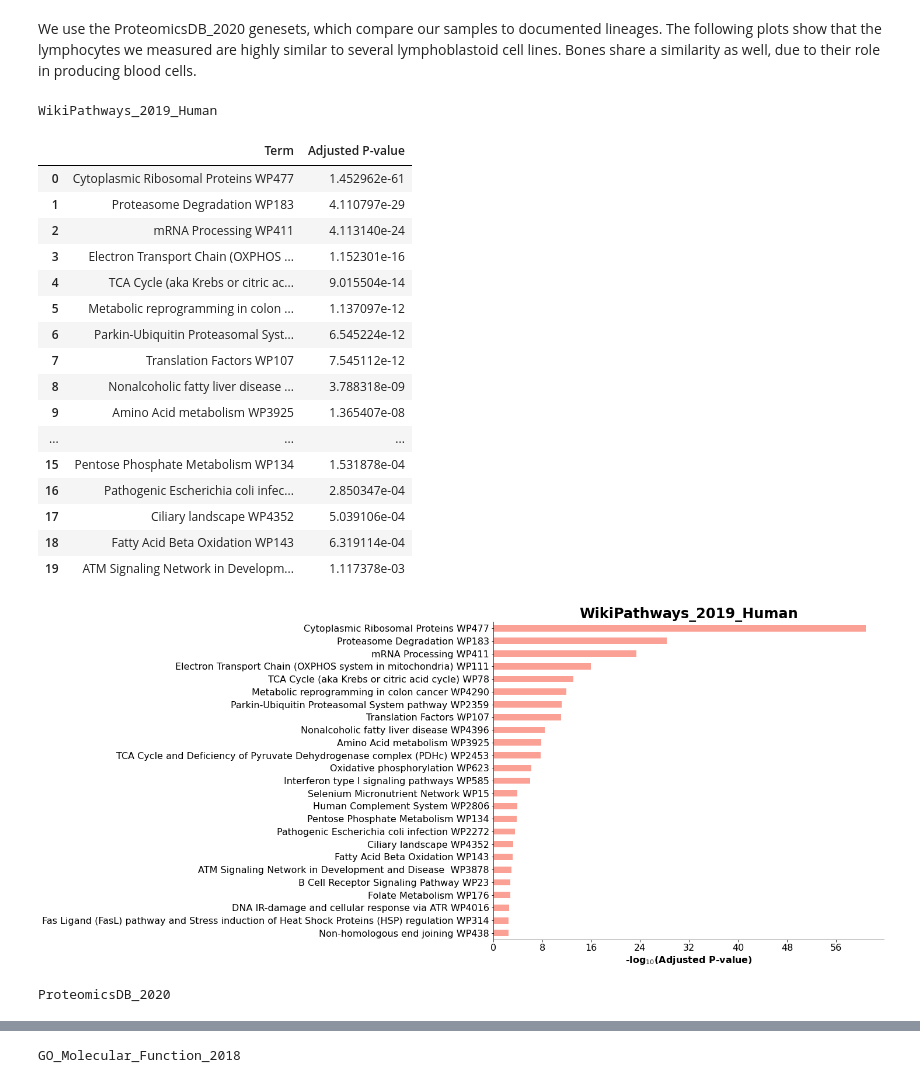
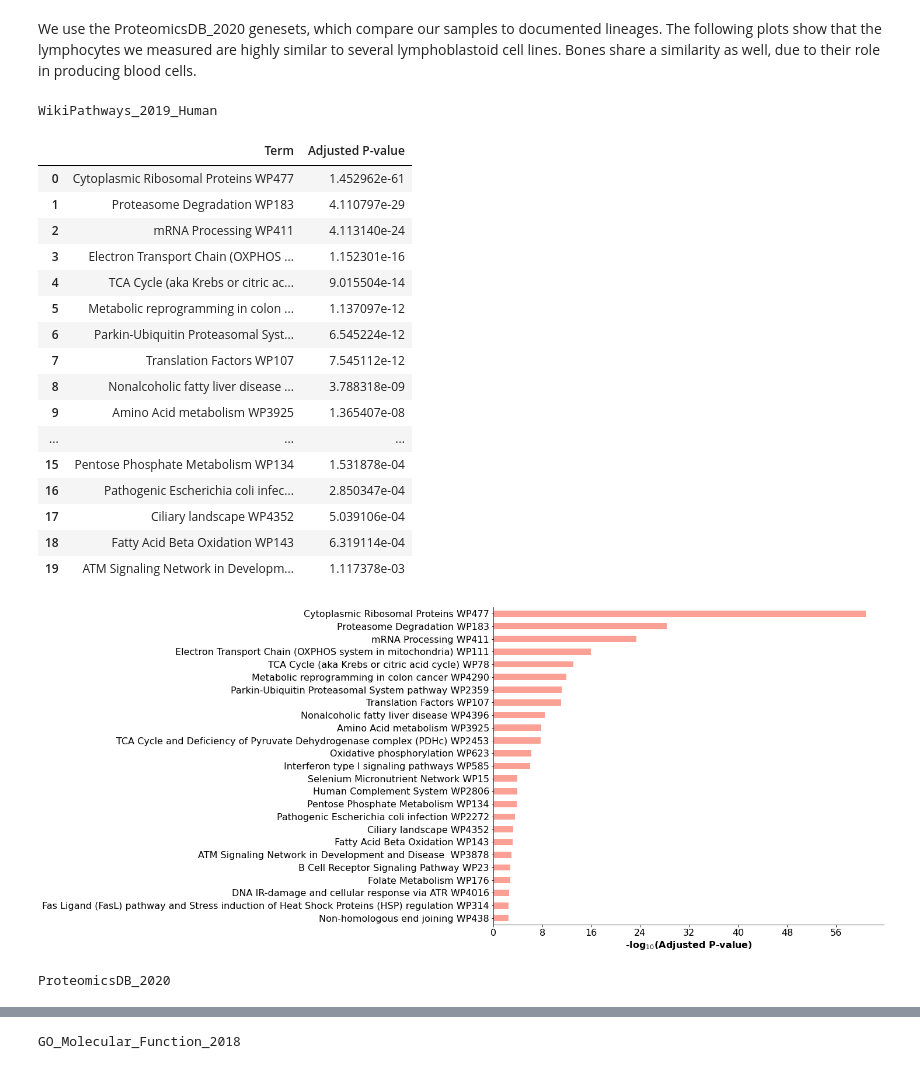
Before and after one commit to PayneLab/autoPOTS_demonstration, a Jupyter notebook: GSEA_All.ipynb, the cells around one changed output, grey strips where cells are left out. Cells and saved outputs as stored; diff of their text form; code cells hidden in the pictures.

```diff
--- a/GSEA_All.ipynb
+++ b/GSEA_All.ipynb
@@ -71,35 +38,35 @@ for gset in genesets:
     #as table:
     print(gset)
     display(enr.res2d[['Term','Adjusted P-value']][0:20])
     enr.res2d[['Term','Adjusted P-value']][0:20].to_csv( 'data/figures/{0}.tsv'.format(gset), sep='\t')
 
     #as barplot
     plt.rcParams['font.size'] = 25
 
-    barplot(enr.res2d, title=gset, top_term=25, figsize=(12, 10))
+    barplot(enr.res2d, top_term=25, figsize=(12, 10)) #title=gset,
     #fig.figsize(16,12)
     plt.savefig('data/figures/{0}_5_FP.png'.format(gset), bbox_inches='tight', dpi=300)
     plt.show()
 # %% [output]
 WikiPathways_2019_Human
 |  | Term | Adjusted P-value |
 | 0 | Cytoplasmic Ribosomal Proteins WP477 | 1.452962e-61 |
 | 1 | Proteasome Degradation WP183 | 4.110797e-29 |
 | 2 | mRNA Processing WP411 | 4.113140e-24 |
 | 3 | Electron Transport Chain (OXPHOS ... | 1.152301e-16 |
 | 4 | TCA Cycle (aka Krebs or citric ac... | 9.015504e-14 |
 | 5 | Metabolic reprogramming in colon ... | 1.137097e-12 |
 | 6 | Parkin-Ubiquitin Proteasomal Syst... | 6.545224e-12 |
 | 7 | Translation Factors WP107 | 7.545112e-12 |
 | 8 | Nonalcoholic fatty liver disease ... | 3.788318e-09 |
 | 9 | Amino Acid metabolism WP3925 | 1.365407e-08 |
 | ... | ... | ... |
 | 15 | Pentose Phosphate Metabolism WP134 | 1.531878e-04 |
 | 16 | Pathogenic Escherichia coli infec... | 2.850347e-04 |
 | 17 | Ciliary landscape WP4352 | 5.039106e-04 |
 | 18 | Fatty Acid Beta Oxidation WP143 | 6.319114e-04 |
 | 19 | ATM Signaling Network in Developm... | 1.117378e-03 |
-[figure, old version]
+[figure, new version]
 ProteomicsDB_2020
 |  | Term | Adjusted P-value |
 | 0 | Lymphoblastoid BTO:0000773 X129.1... | 5.961244e-57 |
```
Also changed, not shown: parts of 4 cells of this notebook, 3 other files.
